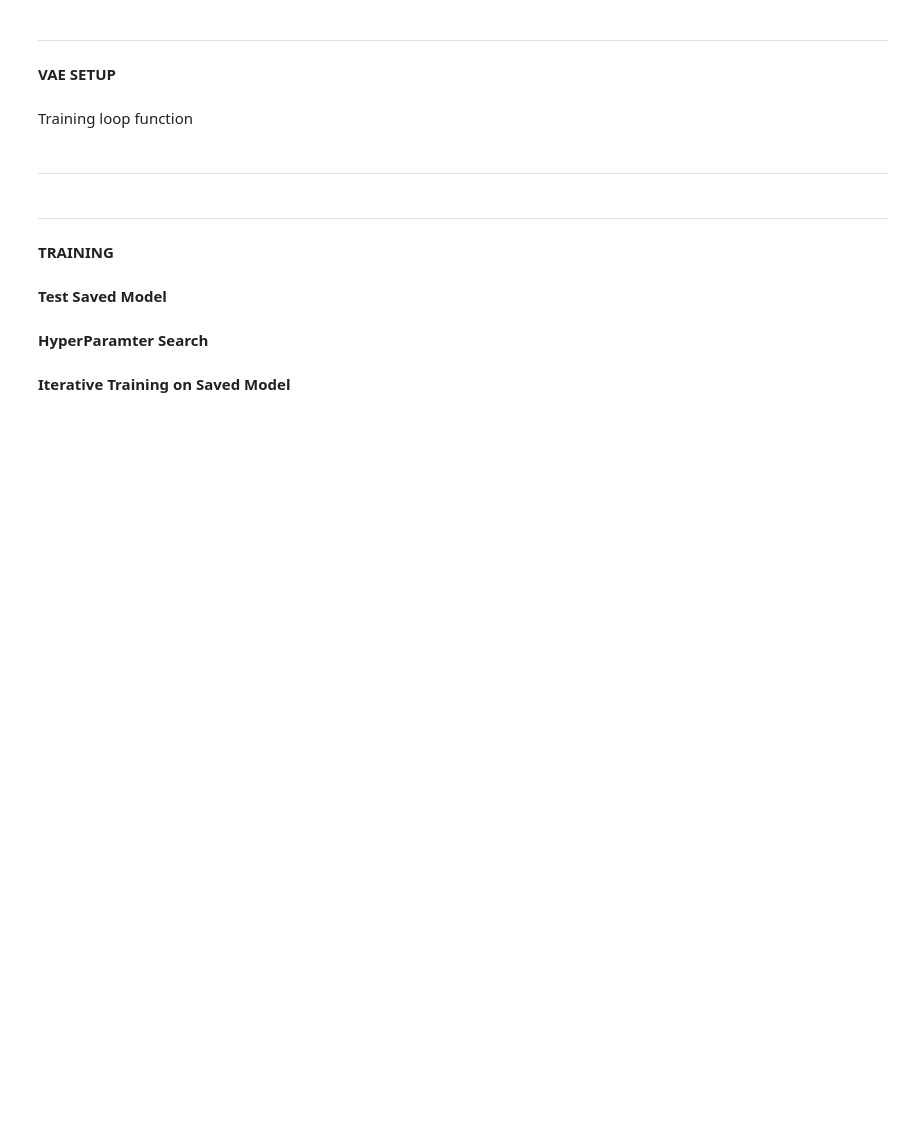
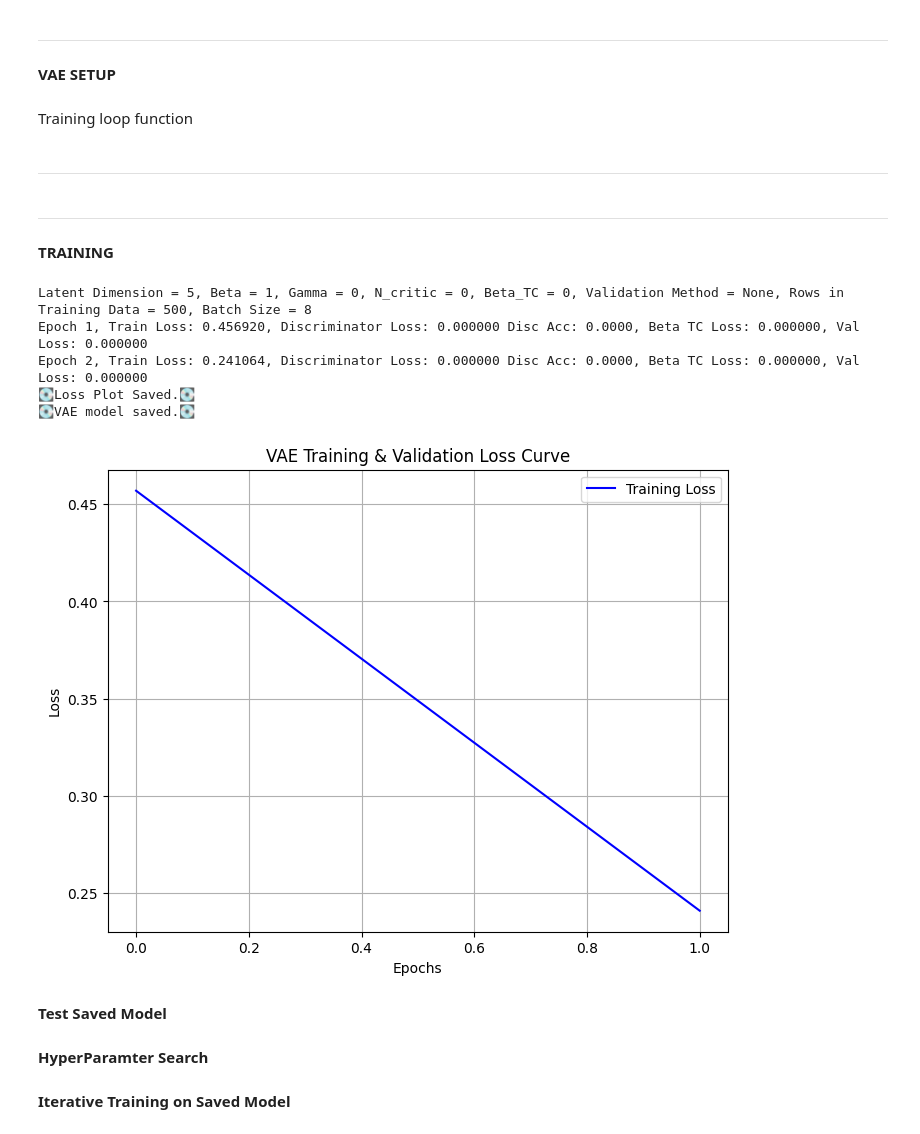
Before and after one commit to Samin765/Edge-Deployable-Unsupervised-IDS-for-CAN, a Jupyter notebook: VAE_multiple_samples_.ipynb, the cells around one changed output. Cells and saved outputs as stored; diff of their text form; code cells hidden in the pictures; blank space fills up the shorter version.

```diff
--- a/VAE_multiple_samples_.ipynb
+++ b/VAE_multiple_samples_.ipynb
@@ -639,13 +165,14 @@ tsfresh_features = [
 ]
 # %%
 reload(utils)
+reload(feature_selection)
 LOAD_DATAFRAME = False
 TS_FRESH = False
 
-n_rows_train = 70000    # select how many rows to load. None if whole train datasset
-n_rows_test = 25000   # select how many rows to load. None if whole test datasset
-batch_size = 1024
-window_size = 50    # increase window size
+n_rows_train = 500    # select how many rows to load. None if whole train datasset
+n_rows_test = 40000   # select how many rows to load. None if whole test datasset
+batch_size = 8
+window_size = 80    # increase window size
 stride = 5           # increase stride as a buffer
 split_ratio = 0.8     # % of training data to use for training
 window_anomaly_ratio = 0.1   # For 1 anomaly per window do: 1 / window_size
@@ -886,7 +426,7 @@ class VAE_multiplesamples(Model):
         # Encoder
         self.encoder = tf.keras.Sequential([
             layers.InputLayer(shape=(window_size, input_dim)),  # Sequence input shape (window_size, input_dim) Experiment: HE Init
-            layers.LSTM(84, activation='relu', return_sequences=True),
+            layers.LSTM(32, activation='relu', return_sequences=True),
             #layers.BatchNormalization(), # Experiment: BN
             #layers.LSTM(180, activation='relu', return_sequences= True),
             #layers.LSTM(80, activation='relu', return_sequences= True), # return sequence?
@@ -900,7 +440,7 @@ class VAE_multiplesamples(Model):
         self.decoder = tf.keras.Sequential([
             layers.InputLayer(shape=(latent_dim,)),
             layers.RepeatVector(window_size),
-            layers.LSTM(84, activation = 'relu', return_sequences = True),
+            layers.LSTM(32, activation = 'relu', return_sequences = True),
             #layers.LSTM(80, activation='relu', return_sequences=True),
             #layers.BatchNormalization(),
             #layers.LSTM(120, activation='relu', return_sequences=True),
@@ -1844,7 +1384,7 @@ class VAE_2x_weak_generator(Model):
 # %% [markdown]
 Training loop function
 # %%
-def train_model(vae,optimizer,discriminator_optimizer, epochs, n_samples, input_dim, latent_dim, batch_size,beta, gamma, n_critic, steps_anneal, patience, time,beta_tc = 0, validation_method = 'None', model_path = ""):
+def train_model1(vae,optimizer,discriminator_optimizer, epochs, n_samples, input_dim, latent_dim, batch_size,beta, gamma, n_critic, steps_anneal, patience, time,beta_tc = 0, validation_method = 'None', model_path = ""):
     wait = 0
     model_name ="LSTM_VAE"
 
@@ -2018,7 +1558,7 @@ def train_model(vae,optimizer,discriminator_optimizer, epochs, n_samples, input_
 
         if validation_method == "PLOT" and epoch % 50 == 0 and epoch > 0:
             print("PLOT AT EPOCH: ", {epoch + 1})
-            get_latent_representations_label(vae, test_dataset, latent_dim, beta,n_critic,gamma,time,model_name,type = 'TSNE', save = True, AWS = AWS, s3 = s3, BUCKET = BUCKET)
+            get_latent_representations_label(vae, test_dataset, latent_dim, beta,n_critic,gamma,time,epoch = epoch, name = model_name,type = 'TSNE', save = False, AWS = AWS, s3 = s3, BUCKET = BUCKET)
 
 
         # Store the loss for this epoch
@@ -2107,35 +1647,43 @@ model_name ="LSTM_VAE"
 model_path = f'/Users/SCHUGD/Desktop/MasterThesis/Code/Models/BEST_{model_name}_LD{latent_dim}_Beta{beta}_NT{n_rows_train}_{time}.keras'
 
 cosine_decay_schedule = CosineDecay(
     1e-03, steps_anneal, alpha=alpha
 )
 
 
 vae = VAE_multiplesamples(input_dim=input_dim, latent_dim=latent_dim, window_size= window_size)
 
 #optimizer = tf.keras.optimizers.AdamW(learning_rate=learning_rate, weight_decay=weight_decay, beta_1=beta1, beta_2=beta2)
 optimizer = tf.keras.optimizers.AdamW(learning_rate=learning_rate)
 discriminator_optimizer = tf.keras.optimizers.AdamW(learning_rate=learning_rate_disc)
 
 train_losses, val_losses, real_epochs, time, show_val, model_path, vae = train_model(vae,optimizer,discriminator_optimizer, epochs,
                                                                     n_samples, input_dim, latent_dim, batch_size,beta,
                                                                       gamma, n_critic, steps_anneal, patience, time,beta_tc,validation_method,
-                                                                      model_path= model_path)
+                                                                      model_path= model_path, train_dataset=train_dataset,test_dataset=test_dataset,
+                                                                      val_dataset=val_dataset,n_rows_train=n_rows_train,AWS = AWS,s3 = s3, BUCKET=BUCKET)
 
 
 plot_loss_curve(train_losses, val_losses , real_epochs, latent_dim, time,n_rows_train, show_val= show_val, AWS = AWS, s3 = s3, BUCKET = BUCKET)
 #analyze_latent_variance(vae,train_dataset, test_dataset)
 #analyze_kl_divergence(vae, train_dataset, test_dataset)
 #get_latent_representations_label(vae, test_dataset,latent_dim, beta,n_critic,gamma,time, 'PCA', save = False)
-get_latent_representations_label(vae, test_dataset, latent_dim, beta,n_critic,gamma,time,model_name,'TSNE', save = True, AWS = AWS, s3 = s3, BUCKET = BUCKET)
+get_latent_representations_label(vae, test_dataset, latent_dim, beta,n_critic,gamma,time,epoch = real_epochs, name = model_name,type = 'TSNE', save = True, AWS = AWS, s3 = s3, BUCKET = BUCKET)
 #get_latent_representations_label(vae, train_dataset, 'TSNE')
 
 if AD:
   reconstruction_AD = True
   latent_AD = True
   reconstruction_threshold, latent_threshold, mean_train, variance_train = get_threshold_from_train(model_path,reconstruction_AD, latent_AD)
   results, distances = anomaly_detection(vae, reconstruction_AD, latent_AD, mean_train, variance_train)
   reconstruction_accuracy , latent_accuracy = get_anomaly_detection_accuracy(reconstruction_AD, latent_AD, results,reconstruction_threshold,distances,latent_threshold,model_name, latent_dim,epochs,time, AWS = AWS, s3=s3, BUCKET = BUCKET)
+# %% [output]
+Latent Dimension = 5, Beta = 1, Gamma = 0, N_critic = 0, Beta_TC = 0, Validation Method = None, Rows in Training Data = 500, Batch Size = 8
+Epoch 1, Train Loss: 0.456920, Discriminator Loss: 0.000000 Disc Acc: 0.0000, Beta TC Loss: 0.000000, Val Loss: 0.000000
+Epoch 2, Train Loss: 0.241064, Discriminator Loss: 0.000000 Disc Acc: 0.0000, Beta TC Loss: 0.000000, Val Loss: 0.000000
+💽Loss Plot Saved.💽
+💽VAE model saved.💽
+[figure, added]
 # %% [markdown]
 **Test Saved Model**
 # %%
```
Also changed, not shown: parts of 10 cells of this notebook, 2 other files.
